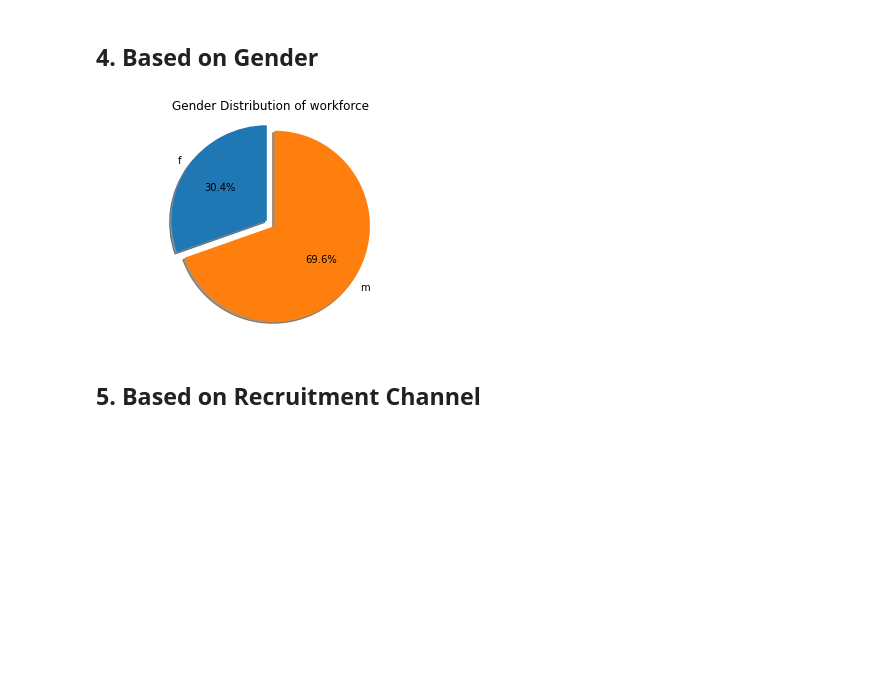
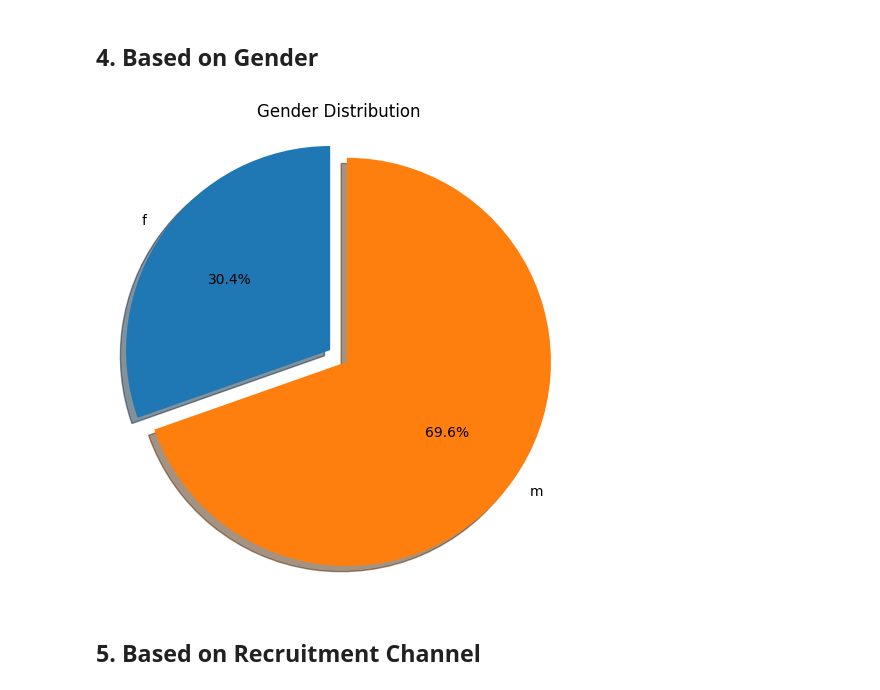
Before and after one commit to gregoriusbay/hr-analysis, a Jupyter notebook: hr-analysis-promotion-rate.ipynb, the cells around one changed output. Saved outputs shown, nothing was run; the diff lists cells and outputs as text; code cells hidden in the pictures; blank space fills up the shorter version.

```diff
--- a/hr-analysis-promotion-rate.ipynb
+++ b/hr-analysis-promotion-rate.ipynb
@@ -56,8 +56,8 @@ Now companies can no longer process their data manually, given the large number
 # %% [markdown]
 # Data Collecting
 # %%
-train = pd.read_csv('../input/hranalysis/train.csv')
-test = pd.read_csv('../input/hranalysis/test.csv')
+train = pd.read_csv('./dataset/train.csv')
+test = pd.read_csv('./dataset/test.csv')
 # %%
 train.head()
 # %% [output]
@@ -372,15 +373,15 @@ plt.show()
 # %%
 labels = 'f','m'
 sizes = list(train.groupby('gender')['gender'].count())
 explode=(0.1,0)
 fig1, ax1 = plt.subplots()
 ax1.pie(sizes,explode=explode,labels=labels, autopct='%1.1f%%',
         shadow=True, startangle=90)
 ax1.axis('equal')
-plt.title("Gender Distribution of workforce")
+plt.title("Gender Distribution")
 plt.show()
 # %% [output]
-[figure, old version]
+[figure, new version]
 # %% [markdown]
 ## 5. Based on Recruitment Channel
 # %%
```
Also changed, not shown: parts of 29 cells of this notebook.
